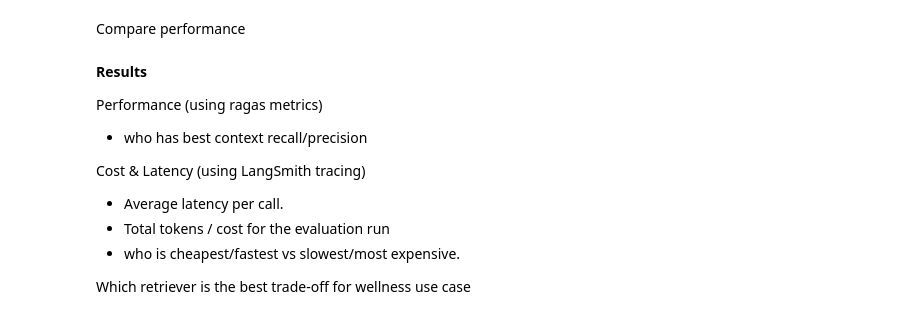
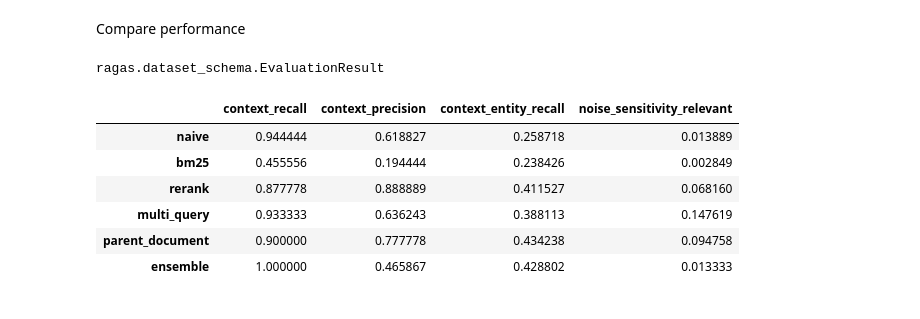
Before and after one commit to convoluted-m/AIE9, a Jupyter notebook: 11_Advanced_Retrieval/Advanced_Retrieval_with_LangChain_Assignment.ipynb, the cells around one changed output. Drawn from its saved outputs; the diff is of its cells as text; code cells hidden in the pictures.

```diff
--- a/11_Advanced_Retrieval/Advanced_Retrieval_with_LangChain_Assignment.ipynb
+++ b/11_Advanced_Retrieval/Advanced_Retrieval_with_LangChain_Assignment.ipynb
@@ -822,31 +784,32 @@ result_ensemble
 # %% [markdown]
 Compare performance
+# %%
+type(result_naive)
+# %% [output]
+ragas.dataset_schema.EvaluationResult
 # %%
-# aggregate results in a dataframe
+# aggregate results
 import pandas as pd
 
 retrievers_performance_comparison = {
     "naive": result_naive,
     "bm25": result_bm25,
     "rerank": result_rerank,
     "multi_query": result_multi_query,
     "parent_document": result_parent_document,
     "ensemble": result_ensemble,
 }
 
-summary_df = pd.DataFrame(retrievers_performance_comparison).T
+#  mean of each metric
+summary_df = pd.DataFrame(
+    {name: pd.DataFrame(res.scores).mean() for name, res in retrievers_performance_comparison.items()}
+).T
 summary_df
+# %% [output]
+|  | context_recall | context_precision | context_entity_recall | noise_sensitivity_relevant |
+| naive | 0.944444 | 0.618827 | 0.258718 | 0.013889 |
+| bm25 | 0.455556 | 0.194444 | 0.238426 | 0.002849 |
+| rerank | 0.877778 | 0.888889 | 0.411527 | 0.068160 |
+| multi_query | 0.933333 | 0.636243 | 0.388113 | 0.147619 |
+| parent_document | 0.900000 | 0.777778 | 0.434238 | 0.094758 |
+| ensemble | 1.000000 | 0.465867 | 0.428802 | 0.013333 |
-# %% [markdown]
-**Results**
-
-
-Performance (using ragas metrics)
-- who has best context recall/precision
-
-Cost & Latency (using LangSmith tracing)
-  - Average latency per call.
-  - Total tokens / cost for the evaluation run
-  - who is cheapest/fastest vs slowest/most expensive.
-
-
-Which retriever is the best trade‑off for wellness use case
```
Also changed, not shown: parts of 15 cells of this notebook.
